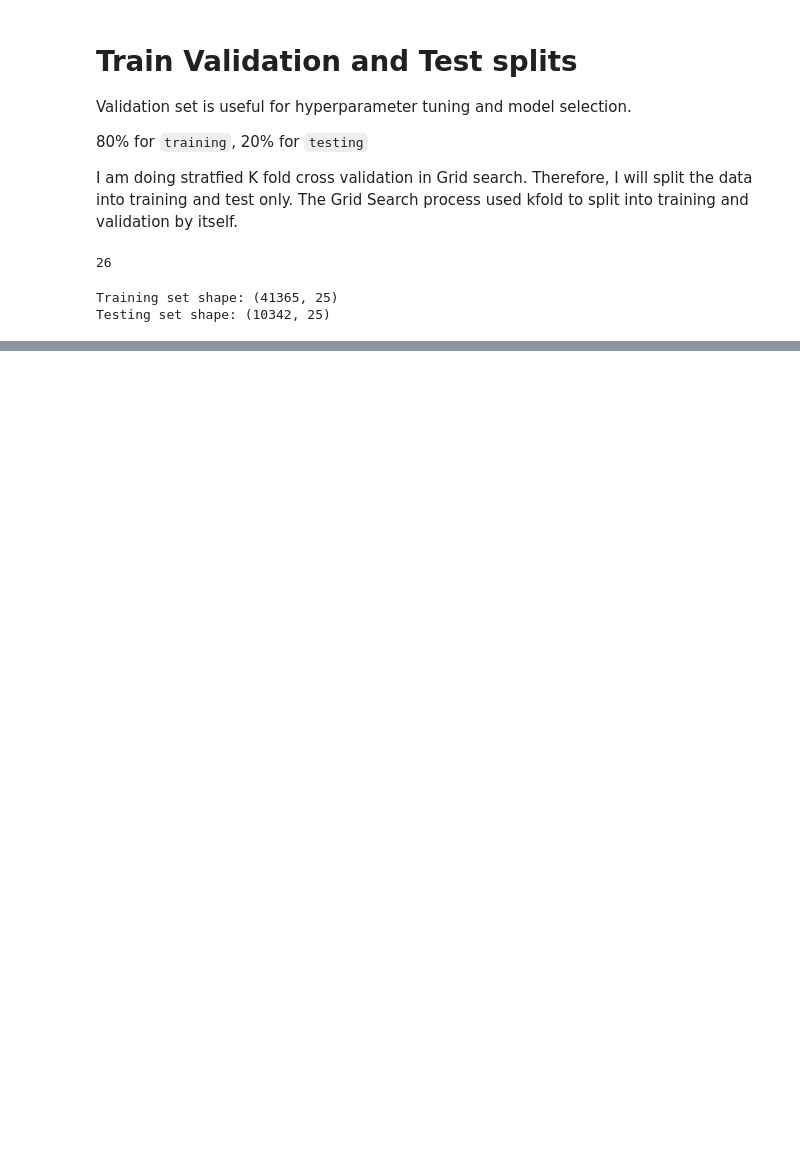
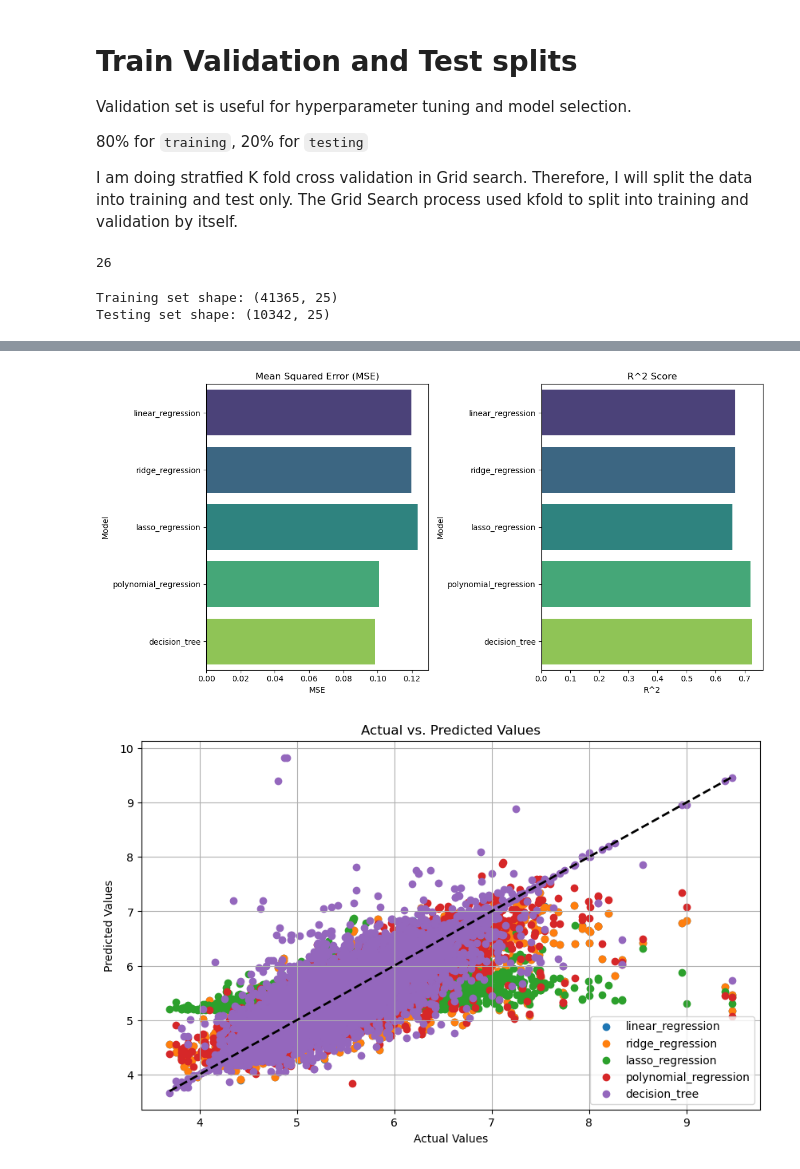
Before and after one commit to kamrulkonok/UPC_ML_Project, a Jupyter notebook: Modelling.ipynb, the cells around one changed output, grey strips where cells are left out. Drawn from its saved outputs; the diff is of its cells as text; code cells hidden in the pictures; blank space fills up the shorter version.

Commit message:
Added models and their parameters

```diff
--- a/Modelling.ipynb
+++ b/Modelling.ipynb
@@ -130,0 +239,3 @@ for model_name, model in models.items():
+# %%
+results_df = pd.DataFrame(results)
+results_df
@@ -159,7 +273,0 @@ plt.show()
-# %%
-model = xgb.XGBRegressor(objective ='reg:squarederror',
-                         colsample_bytree = 0.3,
-                         learning_rate = 0.1,
-                         max_depth = 5,
-                         alpha = 10,
-                         n_estimators = 100)
@@ -167,0 +274,44 @@ RandomForestRegressor(n_estimators=100, max_depth=None, random_state=42)
+# %%
+results = []
+for name, model in models.items():
+    model.fit(X_train, y_train)  # Fit the model
+    y_pred = model.predict(X_test)  # Make predictions
+    mse = mean_squared_error(y_test, y_pred)
+    r2 = r2_score(y_test, y_pred)
+    results.append({'Model': name, 'MSE': mse, 'R^2': r2})
+# %%
+# Plot MSE and R^2 scores
+plt.figure(figsize=(12, 6))
+
+plt.subplot(1, 2, 1)
+sns.barplot(x='Mean Squared Error', y='Model', data=results_df, palette='viridis')
+plt.title('Mean Squared Error (MSE)')
+plt.xlabel('MSE')
+plt.ylabel('Model')
+
+plt.subplot(1, 2, 2)
+sns.barplot(x='R^2 Score', y='Model', data=results_df, palette='viridis')
+plt.title('R^2 Score')
+plt.xlabel('R^2')
+plt.ylabel('Model')
+
+plt.tight_layout()
+plt.show()
+
+# We create a scatter plot to compare the actual vs. predicted values for each model.
+# Plot predicted vs. actual values
+plt.figure(figsize=(10, 6))
+for name, model in models.items():
+    y_pred = model.predict(X_test)
+    plt.scatter(y_test, y_pred, label=name)
+
+plt.plot([min(y_test), max(y_test)], [min(y_test), max(y_test)], 'k--', lw=2)
+plt.xlabel('Actual Values')
+plt.ylabel('Predicted Values')
+plt.title('Actual vs. Predicted Values')
+plt.legend()
+plt.grid(True)
+plt.show()
+# %% [output]
+[figure, added]
+[figure, added]
```
Also changed, not shown: parts of 14 cells of this notebook.
